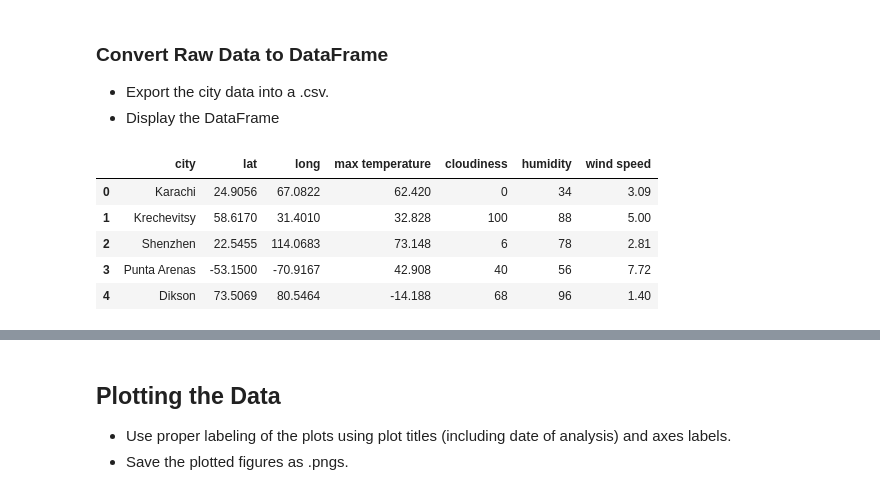
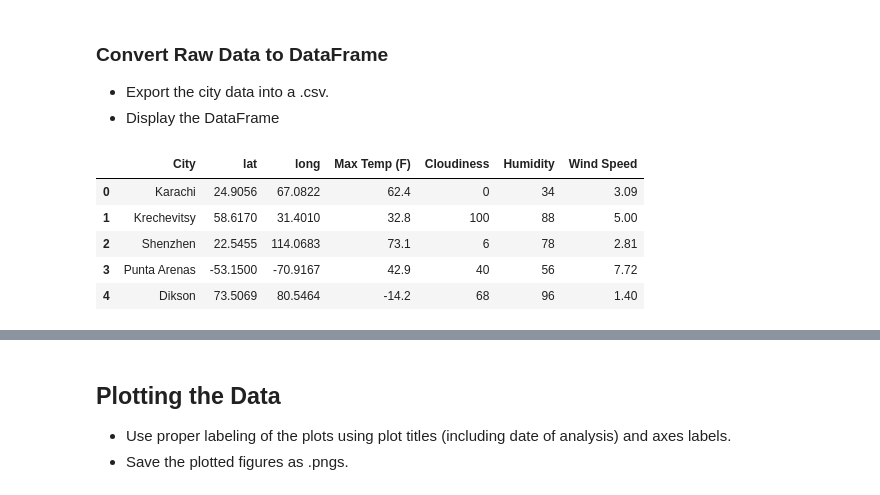
Before and after one commit to randallwvr90/python-api-challenge, a Jupyter notebook: WeatherPy.ipynb, the cells around one changed output, grey strips where cells are left out. Cells and saved outputs as stored; diff of their text form; code cells hidden in the pictures.

```diff
--- a/WeatherPy.ipynb
+++ b/WeatherPy.ipynb
@@ -101,44 +99,46 @@ cloudList = []
 for response in responseList:
     lat = response['coord']['lat']
     long = response['coord']['lon']
     maxTemp = response['main']['temp_max']
-    # convert maxTemp from K to F
-    maxTemp = (maxTemp - 273.15) * 1.8 + 32
-    #maxTemp = ((maxTemp − 273.15) * 1.8) + 32
     humidity = response['main']['humidity']
     windSpeed = response['wind']['speed']
     city = response['name']
     clouds = response['clouds']['all']
+
+    # convert maxTemp from K to F
+    maxTemp = (maxTemp - 273.15) * 1.8 + 32
+    # It turns out this makes some pretty long decimal values so let's round to the nearest tenth
+    maxTemp = round(maxTemp, 1)
 
     # append all the extracted data to the corresponding list
     latList.append(lat)
     longList.append(long)
     maxTempList.append(maxTemp)
     humidityList.append(humidity)
     windList.append(windSpeed)
     cities2.append(city)
     cloudList.append(clouds)
 
 # store all those lists in a dictionary then use the dictionary to create a DataFrame
 weatherDict = {
-    'city': cities2,
+    'City': cities2,
     'lat': latList,
     'long': longList,
-    'max temperature': maxTempList,
-    'cloudiness': cloudList,
-    'humidity': humidityList,
-    'wind speed': windList
+    'Max Temp (F)': maxTempList,
+    'Cloudiness': cloudList,
+    'Humidity': humidityList,
+    'Wind Speed': windList
 }
 weatherDF = pd.DataFrame(weatherDict)
 weatherDF.head()
 # wow the fifth city in my DataFrame is Dikson, Russia
 # I noticed the max temperature is only -14 F so I looked up the city on Wikipedia:
 # "Dikson is the northernmost port in Russia and the northernmost settlement on the Asian continent."
 # Pretty cool!
 # %% [output]
-|  | city | lat | long | max temperature | cloudiness | humidity | wind speed |
-| 0 | Karachi | 24.9056 | 67.0822 | 62.420 | 0 | 34 | 3.09 |
-| 1 | Krechevitsy | 58.6170 | 31.4010 | 32.828 | 100 | 88 | 5.00 |
-| 2 | Shenzhen | 22.5455 | 114.0683 | 73.148 | 6 | 78 | 2.81 |
-| 3 | Punta Arenas | -53.1500 | -70.9167 | 42.908 | 40 | 56 | 7.72 |
-| 4 | Dikson | 73.5069 | 80.5464 | -14.188 | 68 | 96 | 1.40 |
+|  | City | lat | long | Max Temp (F) | Cloudiness | Humidity | Wind Speed |
+| 0 | Karachi | 24.9056 | 67.0822 | 62.4 | 0 | 34 | 3.09 |
+| 1 | Krechevitsy | 58.6170 | 31.4010 | 32.8 | 100 | 88 | 5.00 |
+| 2 | Shenzhen | 22.5455 | 114.0683 | 73.1 | 6 | 78 | 2.81 |
+| 3 | Punta Arenas | -53.1500 | -70.9167 | 42.9 | 40 | 56 | 7.72 |
+| 4 | Dikson | 73.5069 | 80.5464 | -14.2 | 68 | 96 | 1.40 |
```
Also changed, not shown: parts of 10 cells of this notebook, 1 other file.
